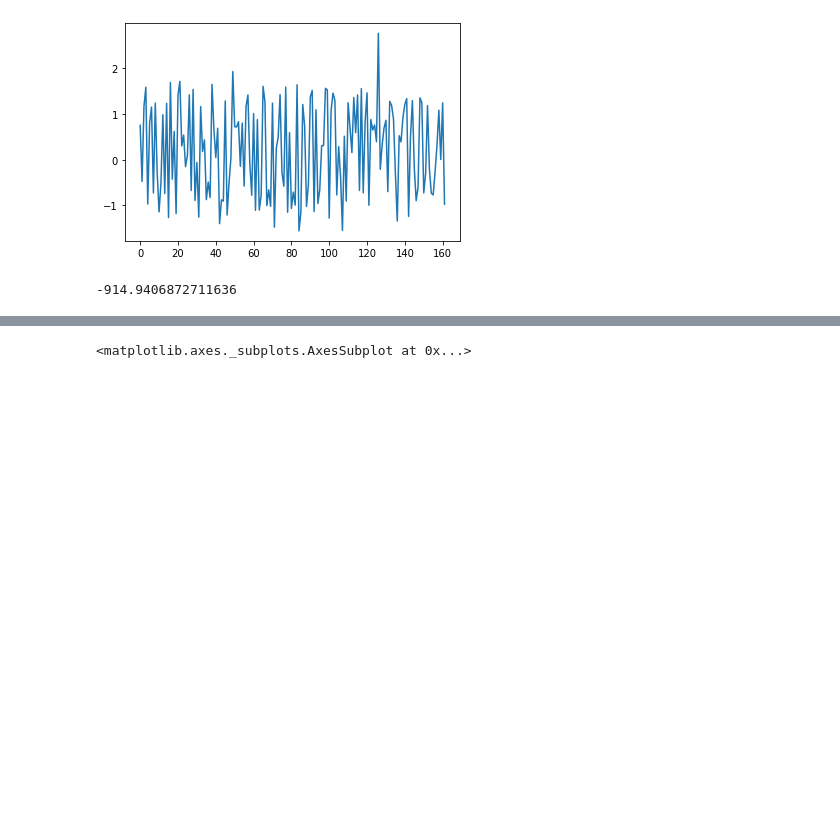
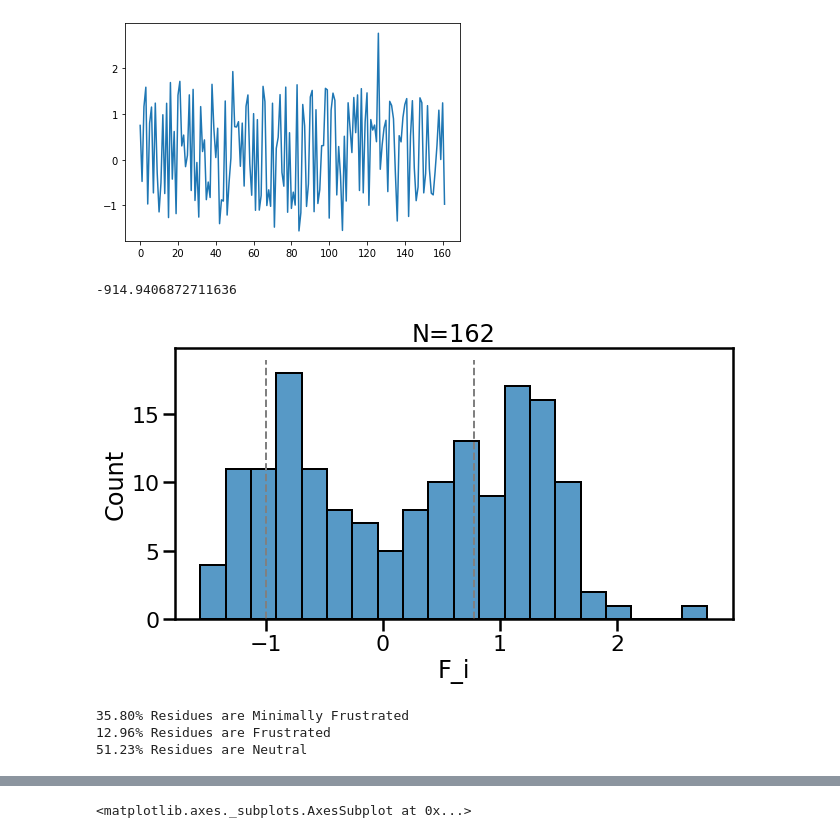
Before and after one commit to HanaJaafari/Frustratometer, a Jupyter notebook: examples/AWSEM_frustration_example.ipynb, the cells around one changed output, grey strips where cells are left out. Cells and saved outputs as stored; diff of their text form; code cells hidden in the pictures; blank space fills up the shorter version.

Commit message:
Frustration value histogram function added

```diff
--- a/examples/AWSEM_frustration_example.ipynb
+++ b/examples/AWSEM_frustration_example.ipynb
@@ -21,6 +21,13 @@ plt.plot(AWSEM_model.frustration(kind='singleresidue'))
 print(AWSEM_model.native_energy())
 # %% [output]
 -914.9406872711636
+# %%
+AWSEM_model.view_frustration_histogram(kind="singleresidue")
+# %% [output]
+[figure, added]
+35.80% Residues are Minimally Frustrated
+12.96% Residues are Frustrated
+51.23% Residues are Neutral
 # %%
 AWSEM_model.view_frustration_pair_distribution(kind="singleresidue")
 # %% [output]
```
Also changed, not shown: parts of 19 cells of this notebook, 2 other files.
